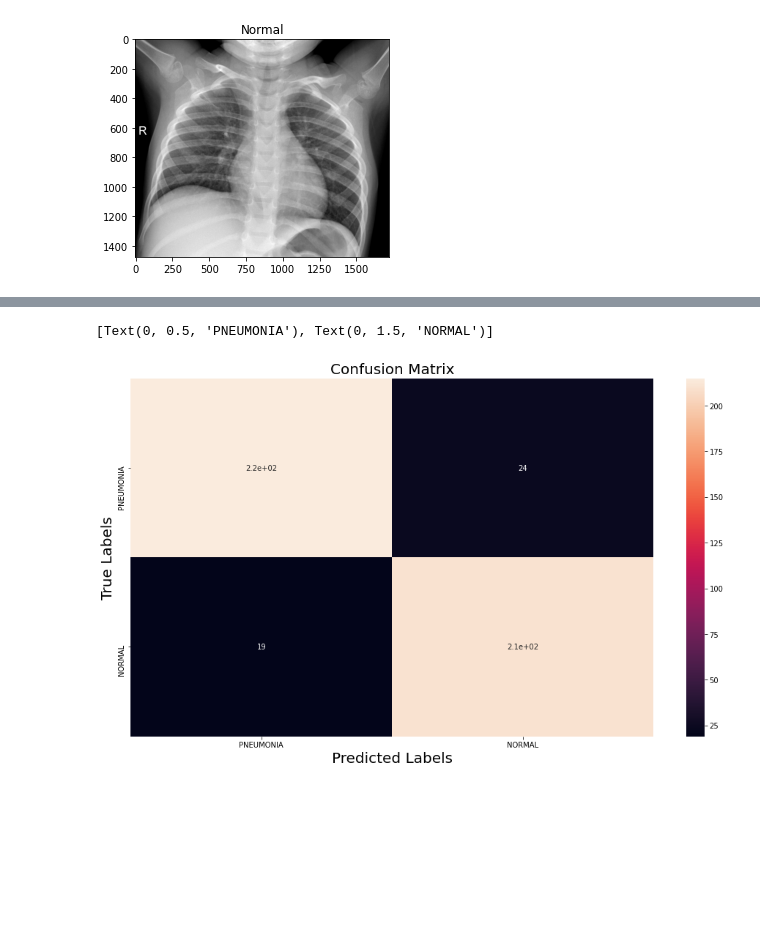
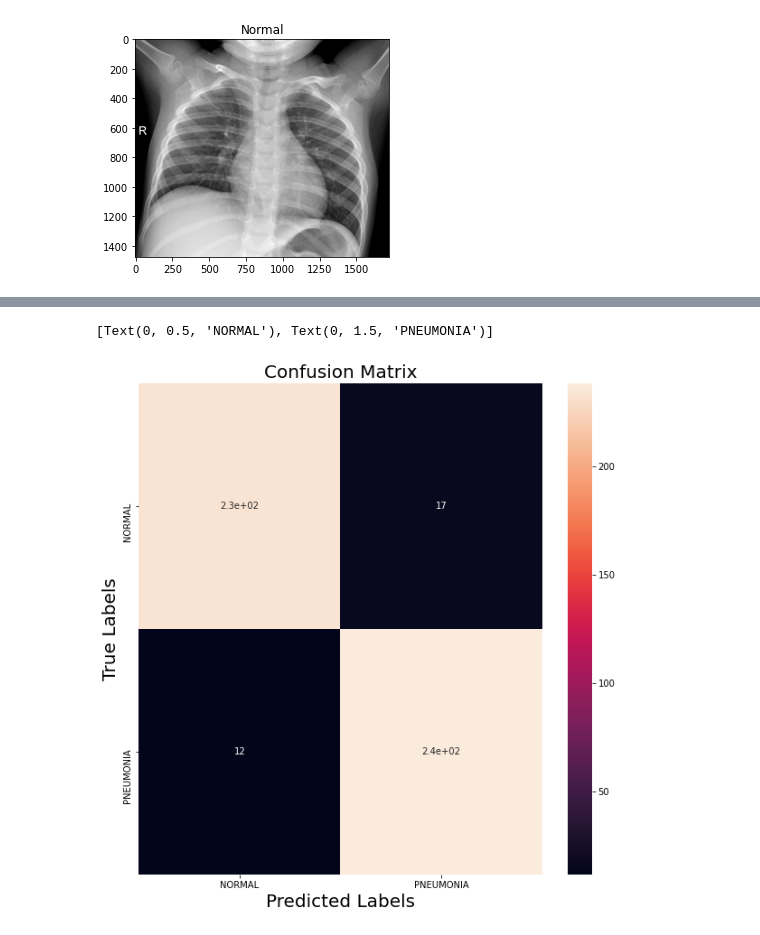
Before and after one commit to sarathpanat/Pneumonia-detection, a Jupyter notebook: pneumonia.ipynb, the cells around one changed output, grey strips where cells are left out. Drawn from its saved outputs; the diff is of its cells as text; code cells hidden in the pictures; blank space fills up the shorter version.

```diff
--- a/pneumonia.ipynb
+++ b/pneumonia.ipynb
@@ -306,34 +325,0 @@ for i, met in enumerate(['precision_m', 'recall_m', 'f1_m', 'loss']):
-# %%
-import cv2
-import keras
-from keras.utils import to_categorical
-
-test_data=[]
-test_labels=[]
-
-for img in test_p:
-  img = cv2.imread(str(img))
-  img = cv2.resize(img, (224,224))
-  img = cv2.cvtColor(img, cv2.COLOR_BGR2RGB)
-  img = img.astype(np.float32)/255.0
-  label=1
-  label = np.float32(label)
-  test_data.append(img)
-  test_labels.append(label)
-
-for img in test_n:
-  img = cv2.imread(str(img))
-  img = cv2.resize(img, (224,224))
-  img = cv2.cvtColor(img, cv2.COLOR_BGR2RGB)
-  img = img.astype(np.float32)/255.0
-  label = 0
-  label = np.float32(label)
-  test_data.append(img)
-  test_labels.append(label)
-
-
-test_data = np.array(test_data)
-test_labels = np.array(test_labels)
-
-print(test_data.shape)
-print(test_labels.shape)
@@ -364,22 +333,24 @@ pred=pred.round()
 pred=pred.reshape(-1)
 # %%
 from sklearn.metrics import confusion_matrix
+import seaborn as sns
 
-labels = ['PNEUMONIA', 'NORMAL']
-tn, fp, fn, tp = confusion_matrix(pred, test_labels).ravel()
-plt.figure(figsize=(16, 9))
+labels = ['NORMAL', 'PNEUMONIA']
+tn, fp, fn, tp = confusion_matrix(test_labels, pred).ravel()
+matrix = confusion_matrix(test_labels, pred)
+plt.figure(figsize=(10, 10))
 ax= plt.subplot()
 sns.heatmap(matrix, annot=True, ax = ax)
 
 # labels, title and ticks
 ax.set_xlabel('Predicted Labels', size=20)
 ax.set_ylabel('True Labels', size=20)
 ax.set_title('Confusion Matrix', size=20)
 ax.xaxis.set_ticklabels(labels)
 ax.yaxis.set_ticklabels(labels)
 # %% [output]
-[Text(0, 0.5, 'PNEUMONIA'), Text(0, 1.5, 'NORMAL')]
+[Text(0, 0.5, 'NORMAL'), Text(0, 1.5, 'PNEUMONIA')]
-[figure, old version]
+[figure, new version]
 # %%
 accuracy = (tp+tn)/(tp+tn+fn+fp)
 precision = tp/(tp+fp)
```
Also changed, not shown: parts of 21 cells of this notebook.
